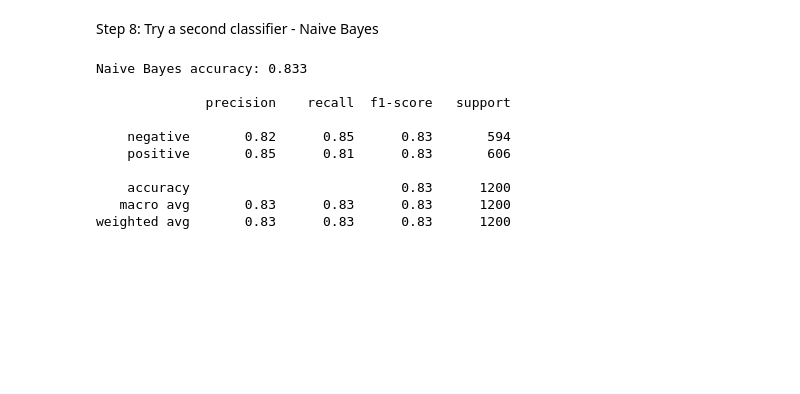
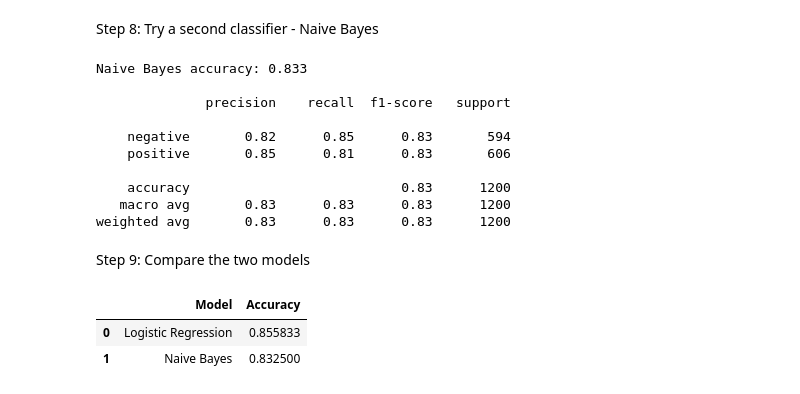
Before and after one commit to santoshkhadka615-syp/AI-ML-Internship, a Jupyter notebook: Week 8 Unsupervised Learning & NLP Basics/sentiment_analysis.ipynb, the cells around one changed output. Cells and saved outputs as stored; diff of their text form; code cells hidden in the pictures; blank space fills up the shorter version.

```diff
--- a/Week 8 Unsupervised Learning & NLP Basics/sentiment_analysis.ipynb
+++ b/Week 8 Unsupervised Learning & NLP Basics/sentiment_analysis.ipynb
@@ -189,3 +189,15 @@ Naive Bayes accuracy: 0.833
     accuracy                           0.83      1200
    macro avg       0.83      0.83      0.83      1200
 weighted avg       0.83      0.83      0.83      1200
+# %% [markdown]
+Step 9: Compare the two models
+# %%
+comparison = pd.DataFrame({
+    "Model": ["Logistic Regression", "Naive Bayes"],
+    "Accuracy": [log_accuracy, nb_accuracy],
+})
+comparison
+# %% [output]
+|  | Model | Accuracy |
+| 0 | Logistic Regression | 0.855833 |
+| 1 | Naive Bayes | 0.832500 |
```
Also changed, not shown: parts of 1 cell of this notebook.
